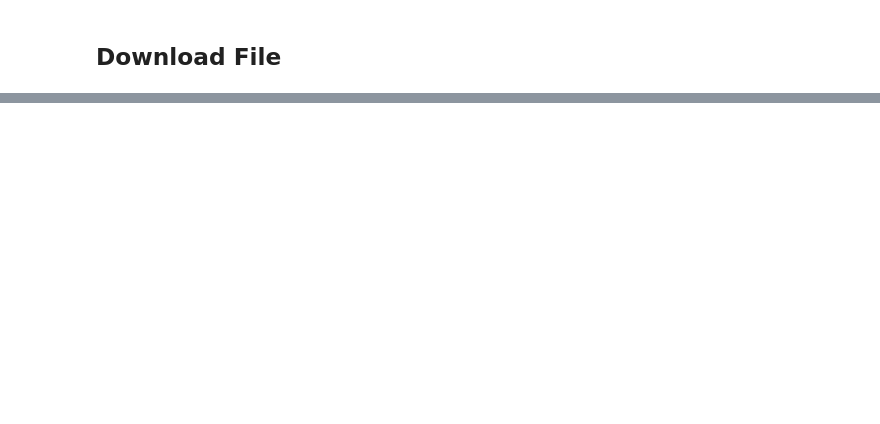
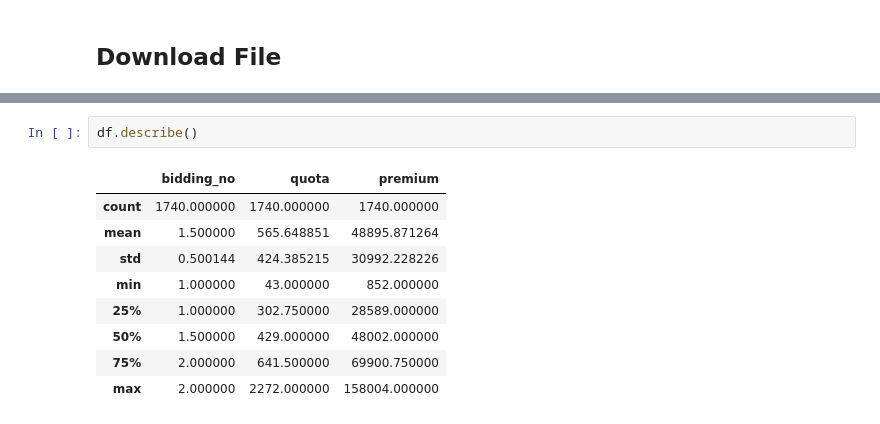
Before and after one commit to datagovsg/dgs-exploration, a Jupyter notebook: DataGovSG.ipynb, the cells around one changed output, grey strips where cells are left out. Drawn from its saved outputs; the diff is of its cells as text; blank space fills up the shorter version.

```diff
--- a/DataGovSG.ipynb
+++ b/DataGovSG.ipynb
@@ -43,0 +80,12 @@ https://api-production.data.gov.sg/v2/public/api/datasets/d_11e68bba3b3c76733475
+# %%
+df.describe()
+# %% [output]
+|  | bidding_no | quota | premium |
+| count | 1740.000000 | 1740.000000 | 1740.000000 |
+| mean | 1.500000 | 565.648851 | 48895.871264 |
+| std | 0.500144 | 424.385215 | 30992.228226 |
+| min | 1.000000 | 43.000000 | 852.000000 |
+| 25% | 1.000000 | 302.750000 | 28589.000000 |
+| 50% | 1.500000 | 429.000000 | 48002.000000 |
+| 75% | 2.000000 | 641.500000 | 69900.750000 |
+| max | 2.000000 | 2272.000000 | 158004.000000 |
```
Also changed, not shown: parts of 10 cells of this notebook, 1 other file.
